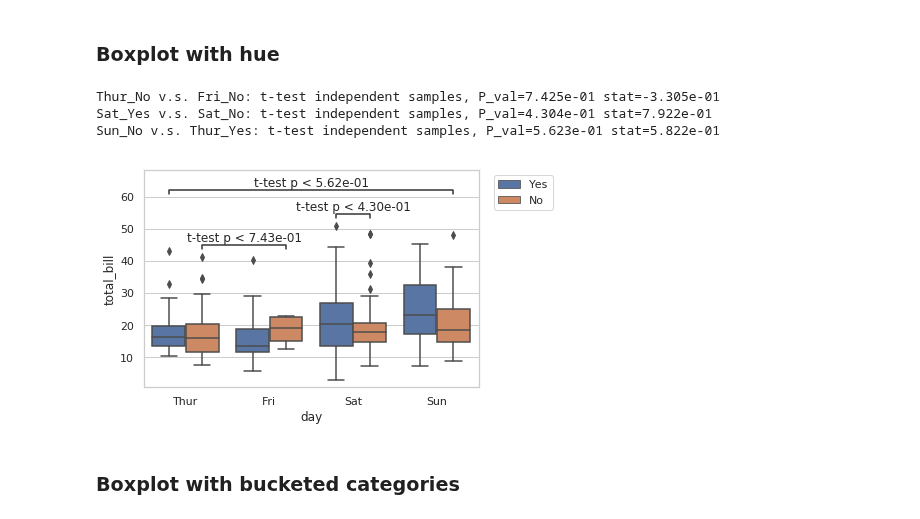
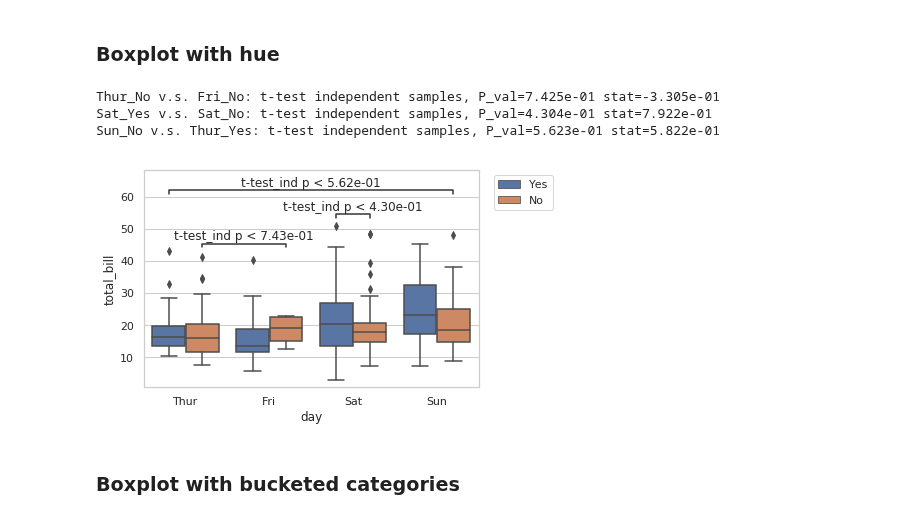
Before and after one commit to trevismd/statannotations, a Jupyter notebook: example/example.ipynb, the cells around one changed output. Saved outputs shown, nothing was run; the diff lists cells and outputs as text; code cells hidden in the pictures.

```diff
--- a/example/example.ipynb
+++ b/example/example.ipynb
@@ -36,21 +77,21 @@ Fri v.s. Sun: MWW RankSum two-sided P_val=2.680e-02 U_stat=4.835e+02
 # %%
 x = "day"
 y = "total_bill"
 hue = "smoker"
 ax = sns.boxplot(data=df, x=x, y=y, hue=hue)
 add_stat_annotation(ax, data=df, x=x, y=y, hue=hue,
                     boxPairList=[(("Thur", "No"), ("Fri", "No")),
                                  (("Sat", "Yes"), ("Sat", "No")),
                                  (("Sun", "No"), ("Thur", "Yes"))
                                 ],
-                    test='t-test', textFormat='full', loc='inside', verbose=2)
+                    test='t-test_ind', textFormat='full', loc='inside', verbose=2)
 plt.legend(loc='upper left', bbox_to_anchor=(1.03, 1))
 plt.savefig('example2.png', dpi=300, bbox_inches='tight')
 # %% [output]
 Thur_No v.s. Fri_No: t-test independent samples, P_val=7.425e-01 stat=-3.305e-01
 Sat_Yes v.s. Sat_No: t-test independent samples, P_val=4.304e-01 stat=7.922e-01
 Sun_No v.s. Thur_Yes: t-test independent samples, P_val=5.623e-01 stat=5.822e-01
-[figure, old version]
+[figure, new version]
 # %% [markdown]
 ### Boxplot with bucketed categories
 # %%
```
Also changed, not shown: parts of 8 cells of this notebook, 1 other file.
